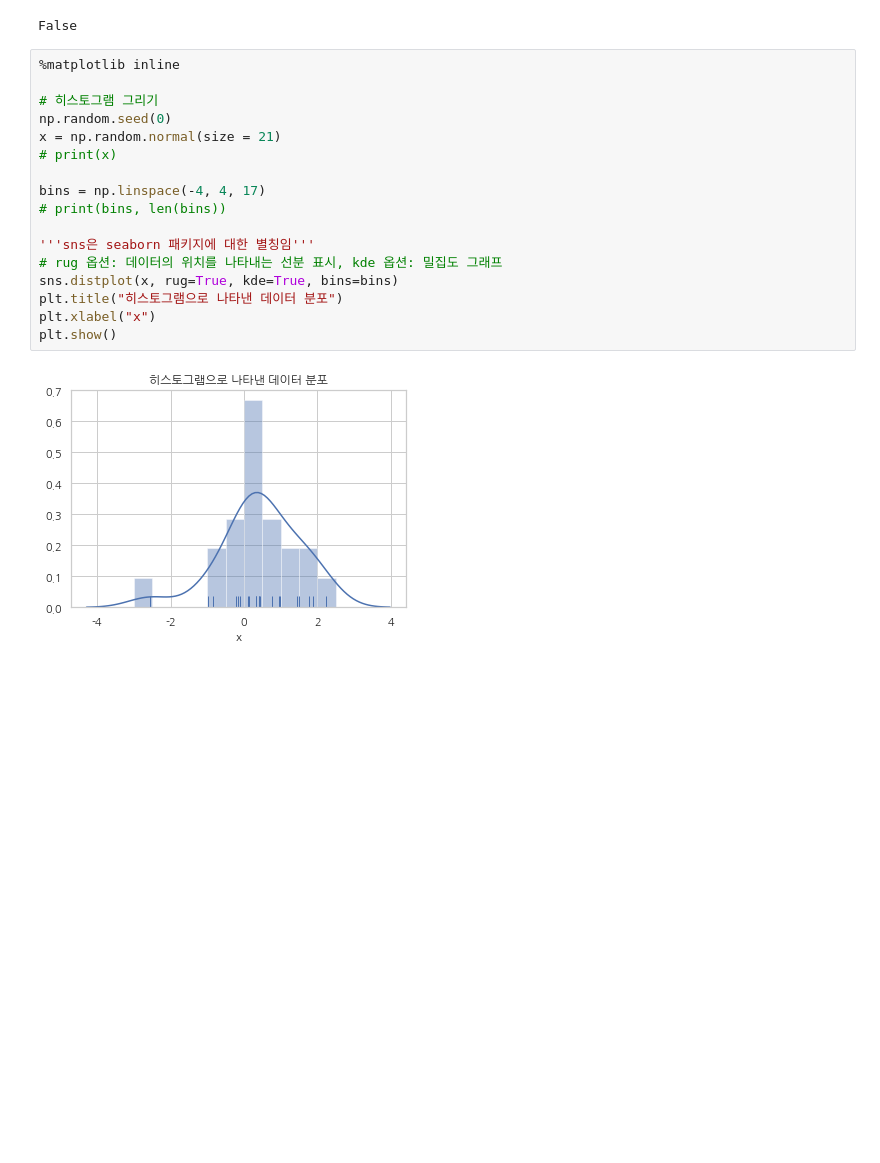
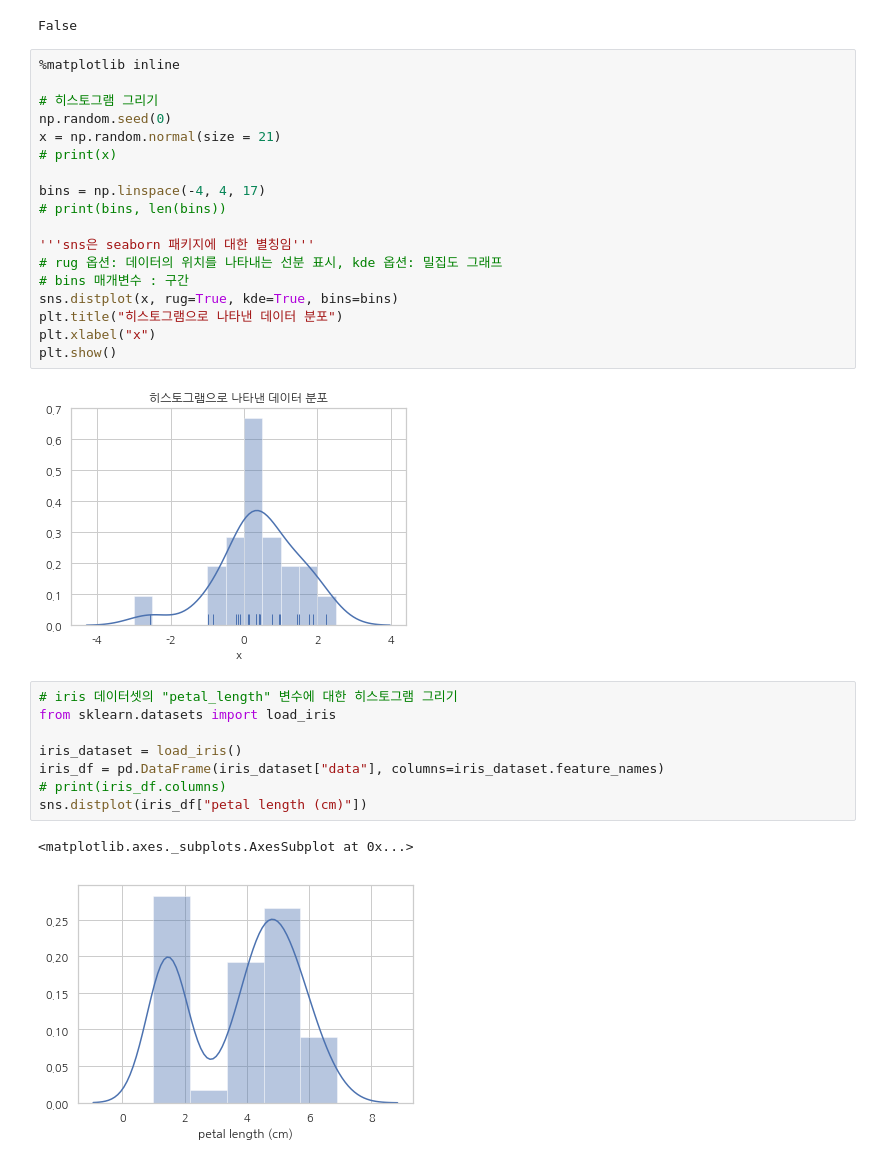
Before and after one commit to wooseok1152/python-data_science_school, a Jupyter notebook: 데이터 사이언스 스쿨 연습장.ipynb, the cells around one changed output. Drawn from its saved outputs; the diff is of its cells as text; blank space fills up the shorter version.

Commit message:
the way to draw a histogram and descriptive statistics update

```diff
--- a/데이터 사이언스 스쿨 연습장.ipynb
+++ b/데이터 사이언스 스쿨 연습장.ipynb
@@ -2122,9 +2122,21 @@ bins = np.linspace(-4, 4, 17)
 
 '''sns은 seaborn 패키지에 대한 별칭임'''
 # rug 옵션: 데이터의 위치를 나타내는 선분 표시, kde 옵션: 밀집도 그래프
+# bins 매개변수 : 구간
 sns.distplot(x, rug=True, kde=True, bins=bins)
 plt.title("히스토그램으로 나타낸 데이터 분포")
 plt.xlabel("x")
 plt.show()
 # %% [output]
 [figure]
+# %%
+# iris 데이터셋의 "petal_length" 변수에 대한 히스토그램 그리기
+from sklearn.datasets import load_iris
+
+iris_dataset = load_iris()
+iris_df = pd.DataFrame(iris_dataset["data"], columns=iris_dataset.feature_names)
+# print(iris_df.columns)
+sns.distplot(iris_df["petal length (cm)"])
+# %% [output]
+<matplotlib.axes._subplots.AxesSubplot at 0x...>
+[figure, added]
```
Also changed, not shown: parts of 6 cells of this notebook.
